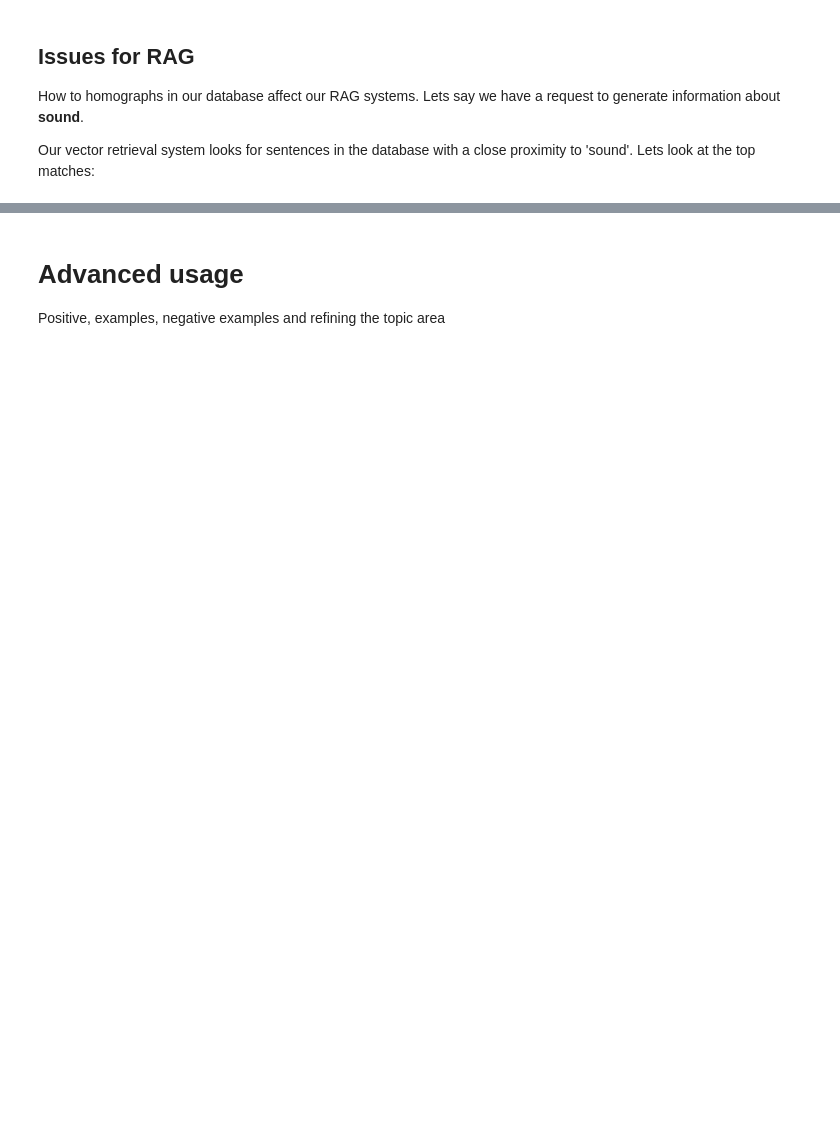
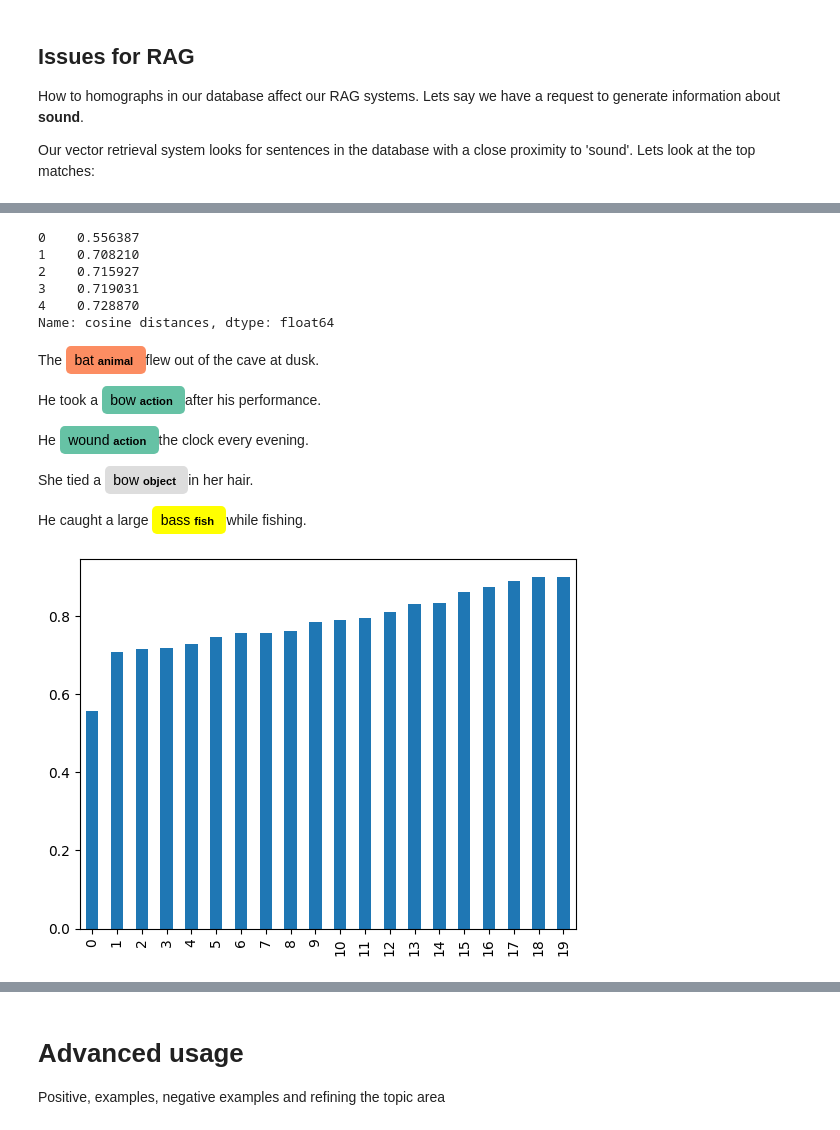
Before and after one commit to closedloop-technologies/PromptedGraphs, a Jupyter notebook: examples/homographs.ipynb, the cells around one changed output, grey strips where cells are left out. Saved outputs shown, nothing was run; the diff lists cells and outputs as text; code cells hidden in the pictures; blank space fills up the shorter version.

```diff
--- a/examples/homographs.ipynb
+++ b/examples/homographs.ipynb
@@ -142,0 +219,20 @@ print(ideas[0])
+# %%
+query = 'animal'
+
+class Sentence(BaseModel):
+    """brainstorm sentences about this topic
+    """
+    sentence: str
+
+sentences = []
+async for example in brainstorm(
+    text=f"topic: \"{query}\"",
+    output_type=list[Sentence],
+    config=Config(),
+    n=10,
+    max_workers=1,
+    temperature=0.2
+):
+    sentences.append(example)
+
+sentences
@@ -142,0 +250,26 @@ print(ideas[0])
+# %%
+hyde_embeddings = np.array([np.array(get_embedding(s.sentence)) for s in sentences])
+hyde_query_embedding = hyde_embeddings.mean(axis=0)
+
+results = cosine_distances(hyde_query_embedding[np.newaxis, :], doc_embeddings)
+
+doc_results = [docs[i] for i in list(np.argsort(results)[0])]
+
+results_series = pd.Series(results[0, np.argsort(results)[0]], name="cosine distances")
+display(results_series.head())
+results_series.plot(kind='bar')
+for doc in doc_results[:5]:
+    render_entities(doc[0], ents=[doc[1]], colors=colors)
+# %% [output]
+0    0.556387
+1    0.708210
+2    0.715927
+3    0.719031
+4    0.728870
+Name: cosine distances, dtype: float64
+The bat animal flew out of the cave at dusk.
+He took a bow action after his performance.
+He wound action the clock every evening.
+She tied a bow object in her hair.
+He caught a large bass fish while fishing.
+[figure, added]
```
Also changed, not shown: parts of 69 cells of this notebook, 6 other files.
